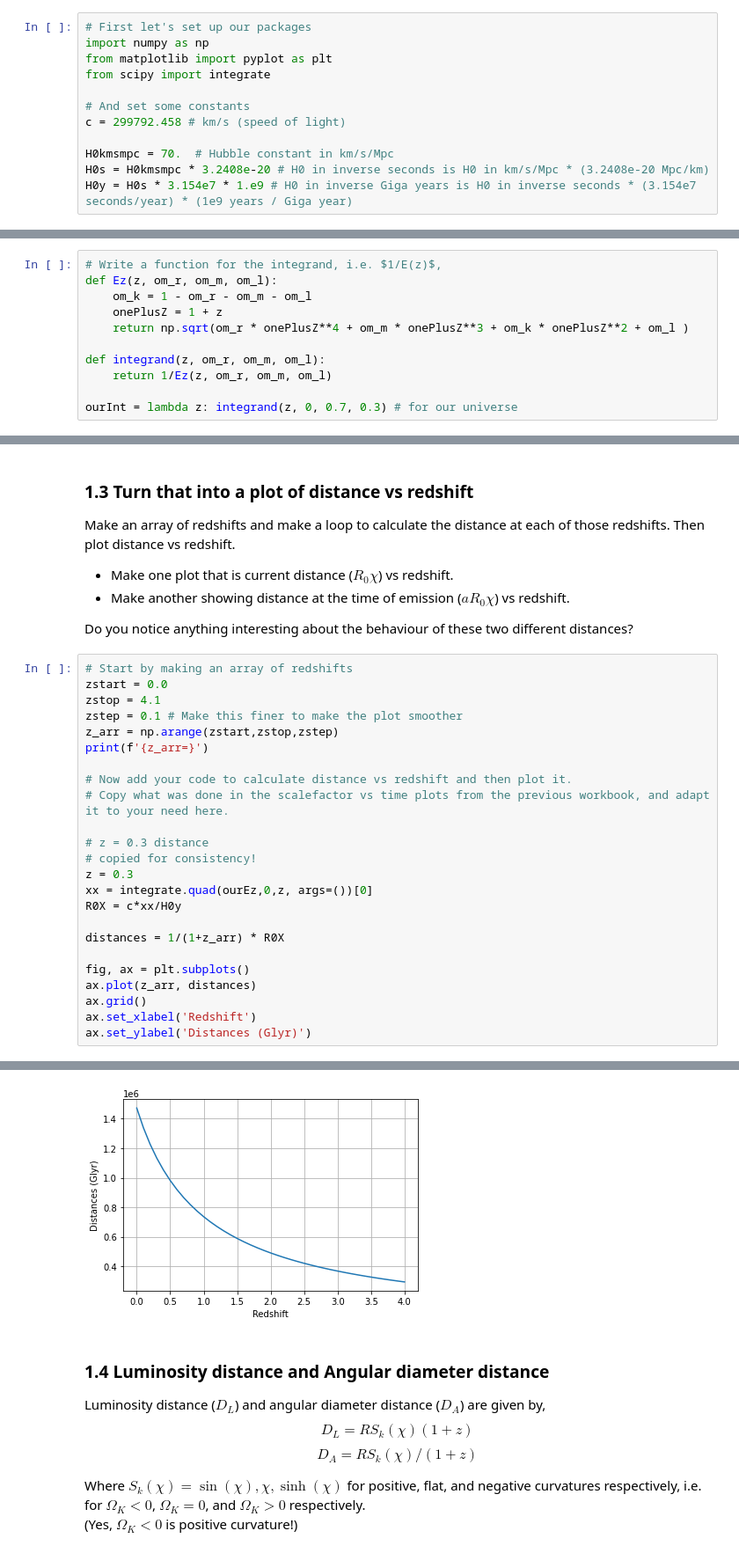
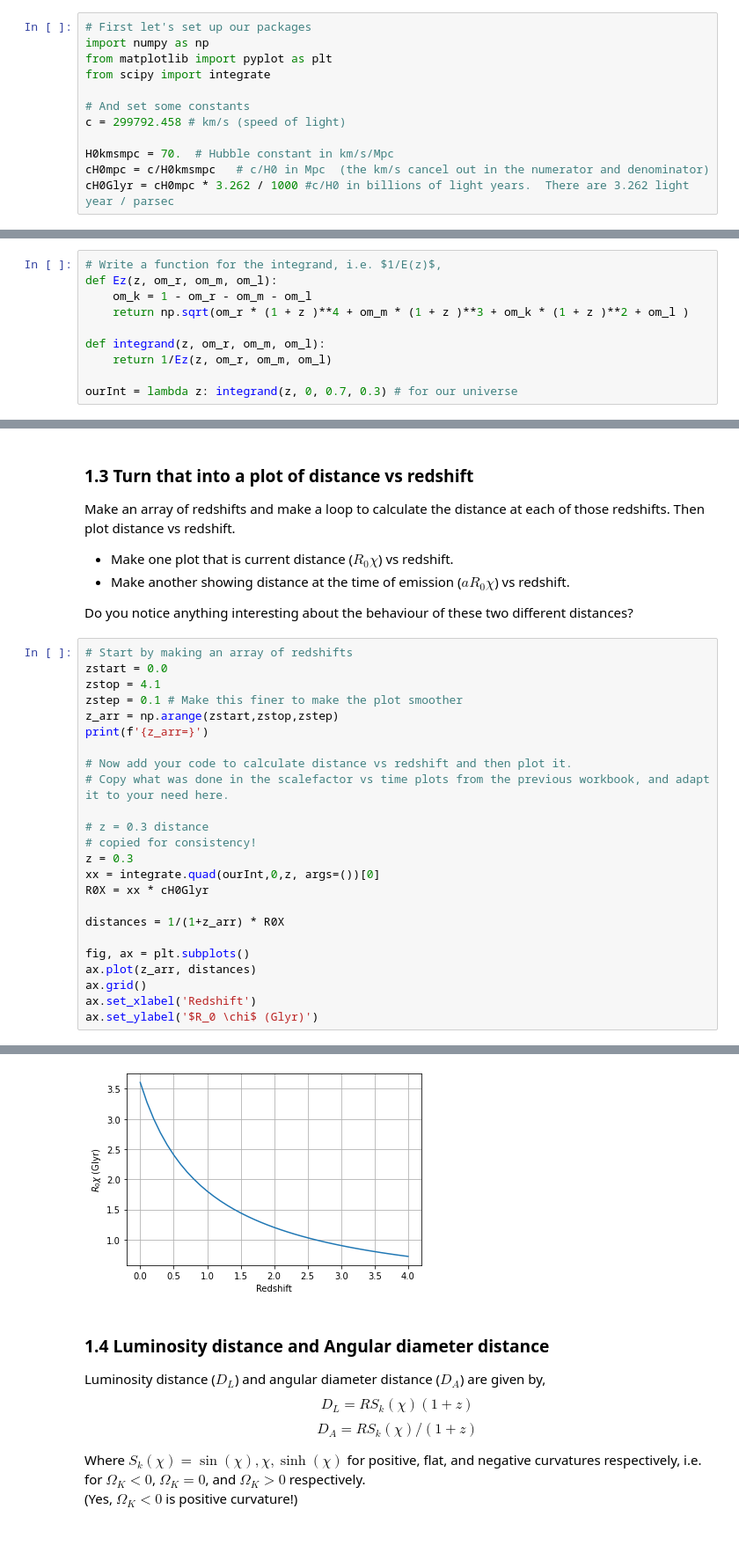
Before and after one commit to Eldred777/Cosmological_Project, a Jupyter notebook: DistancesInCosmology/Ciaran_distances.ipynb, the cells around one changed output, grey strips where cells are left out. Shown: that part at 88% size. Drawn from its saved outputs; the diff is of its cells as text.

Commit message:
Distance corrections, update gitignore

```diff
--- a/DistancesInCosmology/Ciaran_distances.ipynb
+++ b/DistancesInCosmology/Ciaran_distances.ipynb
@@ -38,8 +38,8 @@ from scipy import integrate
 c = 299792.458 # km/s (speed of light)
 
 H0kmsmpc = 70.  # Hubble constant in km/s/Mpc
-H0s = H0kmsmpc * 3.2408e-20 # H0 in inverse seconds is H0 in km/s/Mpc * (3.2408e-20 Mpc/km)
-H0y = H0s * 3.154e7 * 1.e9 # H0 in inverse Giga years is H0 in inverse seconds * (3.154e7 seconds/year) * (1e9 years / Giga year)
+cH0mpc = c/H0kmsmpc   # c/H0 in Mpc  (the km/s cancel out in the numerator and denominator)
+cH0Glyr = cH0mpc * 3.262 / 1000 #c/H0 in billions of light years.  There are 3.262 light year / parsec
 # %% [markdown]
 ### 1.1 Write some code to calculate the distance to a galaxy at redshift z
 
@@ -48,8 +48,7 @@ Define the function you need to integrate, and integrate it for a single value o
 # Write a function for the integrand, i.e. $1/E(z)$,
 def Ez(z, om_r, om_m, om_l):
     om_k = 1 - om_r - om_m - om_l
-    onePlusZ = 1 + z
-    return np.sqrt(om_r * onePlusZ**4 + om_m * onePlusZ**3 + om_k * onePlusZ**2 + om_l )
+    return np.sqrt(om_r * (1 + z )**4 + om_m * (1 + z )**3 + om_k * (1 + z )**2 + om_l )
 
 def integrand(z, om_r, om_m, om_l):
     return 1/Ez(z, om_r, om_m, om_l)
@@ -111,8 +110,8 @@ print(f'{z_arr=}')
 # z = 0.3 distance
 # copied for consistency!
 z = 0.3
-xx = integrate.quad(ourEz,0,z, args=())[0]
-R0X = c*xx/H0y
+xx = integrate.quad(ourInt,0,z, args=())[0]
+R0X = xx * cH0Glyr
 
 distances = 1/(1+z_arr) * R0X
 
@@ -120,7 +119,7 @@ fig, ax = plt.subplots()
 ax.plot(z_arr, distances)
 ax.grid()
 ax.set_xlabel('Redshift')
-ax.set_ylabel('Distances (Glyr)')
+ax.set_ylabel('$R_0 \chi$ (Glyr)')
 # %% [output]
 z_arr=array([0. , 0.1, 0.2, 0.3, 0.4, 0.5, 0.6, 0.7, 0.8, 0.9, 1. , 1.1, 1.2,
        1.3, 1.4, 1.5, 1.6, 1.7, 1.8, 1.9, 2. , 2.1, 2.2, 2.3, 2.4, 2.5,
@@ -130,4 +129,4 @@ Text(0, 0.5, 'Distances (Glyr)')
-[figure, old version]
+[figure, new version]
 # %% [markdown]
 ### 1.4 Luminosity distance and Angular diameter distance
 
```
Also changed, not shown: parts of 4 cells of this notebook, 1 other file.
